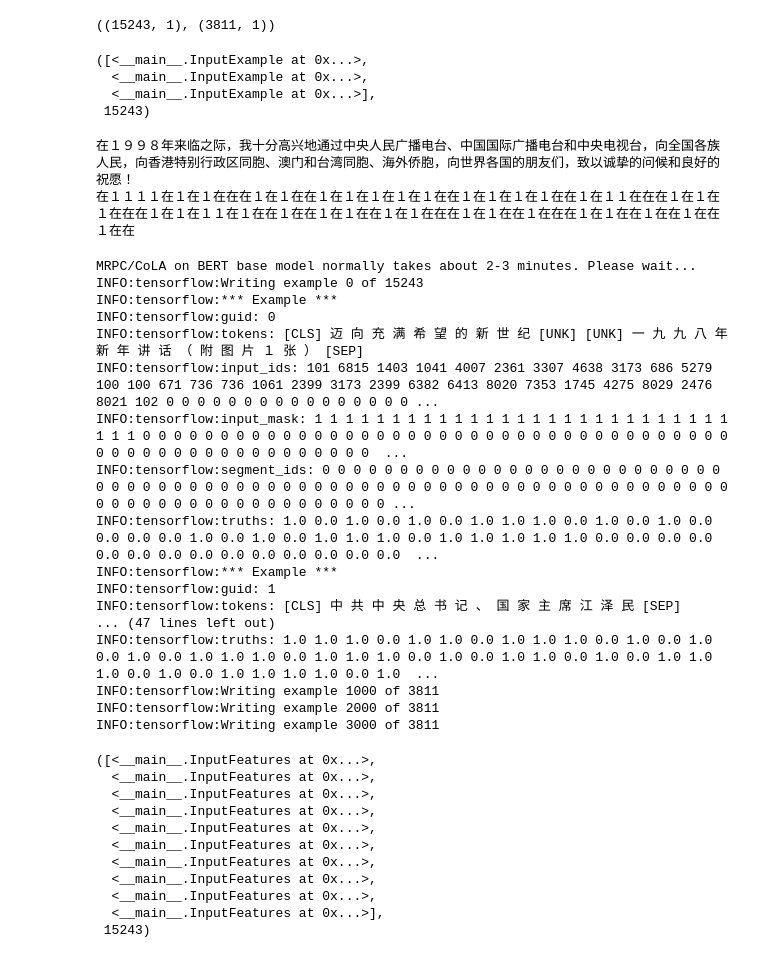
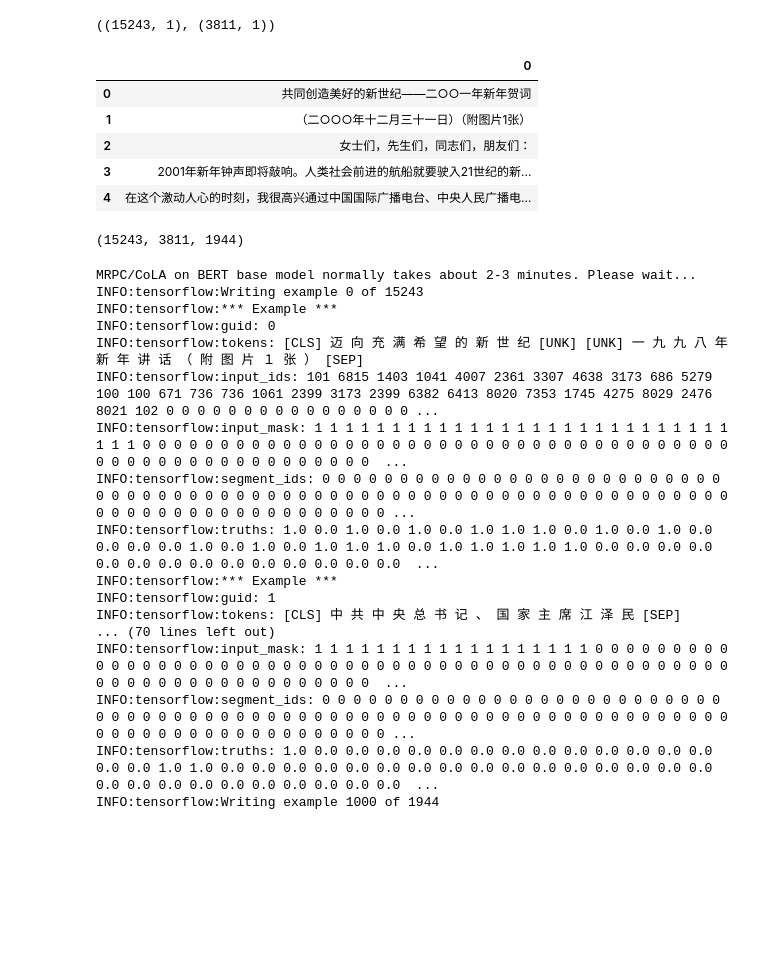
Before and after one commit to Hoiy/tf_playground, a Jupyter notebook: bert-chinese-tokenizer/prepare_dataset.ipynb, the cells around one changed output. Saved outputs shown, nothing was run; the diff lists cells and outputs as text; code cells hidden in the pictures; blank space fills up the shorter version.

Commit message:
Add Preprocessing

```diff
--- a/bert-chinese-tokenizer/prepare_dataset.ipynb
+++ b/bert-chinese-tokenizer/prepare_dataset.ipynb
@@ -58,6 +299,16 @@ train.shape, test.shape
 | 3 | １２月 ３１日 ， 中共中央 总书记 、 国家 主席 江 泽民 发... |
 | 4 | 同胞 们 、 朋友 们 、 女士 们 、 先生 们 ： |
 ((15243, 1), (3811, 1))
+# %%
+test = pd.read_csv('./icwb2-data/testing/pku_test.utf8', header=None)
+test.head()
+# %% [output]
+|  | 0 |
+| 0 | 共同创造美好的新世纪——二○○一年新年贺词 |
+| 1 | （二○○○年十二月三十一日）（附图片1张） |
+| 2 | 女士们，先生们，同志们，朋友们： |
+| 3 | 2001年新年钟声即将敲响。人类社会前进的航船就要驶入21世纪的新... |
+| 4 | 在这个激动人心的时刻，我很高兴通过中国国际广播电台、中央人民广播电... |
 # %%
 class InputExample(object):
   """A single training/test example for simple sequence classification."""
@@ -79,41 +330,21 @@ class InputExample(object):
     self.label = label
 
 
-def get_train_examples():
+def get_examples(df):
   examples = []
 
   def append_example(row):
     examples.append(InputExample(row.name, row[0]))
 
-  train.apply(append_example, axis=1)
+  df.apply(append_example, axis=1)
   return examples
 
-
-def get_test_examples():
-  examples = []
-  def append_example(row):
-    examples.append(InputExample(row.name, row[0]))
-
-  test.apply(append_example, axis=1)
-  return examples
-
-
-train_examples = get_train_examples()
-test_examples = get_test_examples()
-train_examples[:3], len(train_examples)
+train_examples = get_examples(train)
+val_examples = get_examples(val)
+test_examples = get_examples(test)
+len(train_examples), len(val_examples), len(test_examples)
 # %% [output]
-([<__main__.InputExample at 0x...>,
-  <__main__.InputExample at 0x...>,
-  <__main__.InputExample at 0x...>],
- 15243)
+(15243, 3811, 1944)
-# %%
-l = list(filter(None, train_examples[5].text_a.split(' ')))
-print(''.join(l))
-t = ['１' if i < len(token) - 1 else '在' for token in l for i in range(len(token))]
-print(''.join(t))
-# %% [output]
-在１９９８年来临之际，我十分高兴地通过中央人民广播电台、中国国际广播电台和中央电视台，向全国各族人民，向香港特别行政区同胞、澳门和台湾同胞、海外侨胞，向世界各国的朋友们，致以诚挚的问候和良好的祝愿！
-在１１１１在１在１在在在１在１在在１在１在１在１在１在在１在１在１在１在在１在１１在在在１在１在１在在在１在１在１１在１在在１在在１在１在在１在１在在在１在１在在１在在在１在１在在１在在１在在１在在
 # %%
 # # For char count frequency
 # keras_tokenizer = tf.keras.preprocessing.text.Tokenizer(char_level=True, oov_token='<oov>', split='')
@@ -168,13 +399,12 @@ def convert_single_example(ex_index, example, max_seq_length,
                            tokenizer):
   """Converts a single `InputExample` into a single `InputFeatures`."""
 
-  text = list(filter(None, example.text_a.split(' ')))
-  tokens_a_truth = [0. if i < len(token) - 1 else 1. for token in text for i in range(len(token))]
-  text_a = ''.join(text)
+  token_list = list(filter(None, example.text_a.split(' ')))
 
-  assert len(text_a) == len(tokens_a_truth)
+  tokens_a, tokens_a_truth = process_raw_text(*preprocess_tokens_list(token_list))
 
-  tokens_a = tokenizer.tokenize(text_a)
+  assert len(tokens_a) == len(tokens_a_truth)
+
   tokens_b = None
   if example.text_b:
     tokens_b = tokenizer.tokenize(example.text_b)
@@ -286,11 +516,11 @@ def convert_examples_to_features(examples, max_seq_length,
 
 print('MRPC/CoLA on BERT base model normally takes about 2-3 minutes. Please wait...')
 
-MAX_SEQ_LENGTH = 128 #@param {'type': 'number'}
+MAX_SEQ_LENGTH = 512 #@param {'type': 'number'}
 
 train_features = convert_examples_to_features(train_examples, MAX_SEQ_LENGTH, tokenizer)
+val_features = convert_examples_to_features(val_examples, MAX_SEQ_LENGTH, tokenizer)
 test_features = convert_examples_to_features(test_examples, MAX_SEQ_LENGTH, tokenizer)
-train_features[:10], len(train_features)
 # %% [output]
 MRPC/CoLA on BERT base model normally takes about 2-3 minutes. Please wait...
 INFO:tensorflow:Writing example 0 of 15243
@@ -304,22 +534,11 @@ INFO:tensorflow:truths: 1.0 0.0 1.0 0.0 1.0 0.0 1.0 1.0 1.0 0.0 1.0 0.0 1.0 0.0
 INFO:tensorflow:*** Example ***
 INFO:tensorflow:guid: 1
 INFO:tensorflow:tokens: [CLS] 中 共 中 央 总 书 记 、 国 家 主 席 江 泽 民 [SEP]
-... (47 lines left out)
-INFO:tensorflow:truths: 1.0 1.0 1.0 0.0 1.0 1.0 0.0 1.0 1.0 1.0 0.0 1.0 0.0 1.0 0.0 1.0 0.0 1.0 1.0 1.0 0.0 1.0 1.0 1.0 0.0 1.0 0.0 1.0 1.0 0.0 1.0 0.0 1.0 1.0 1.0 0.0 1.0 0.0 1.0 1.0 1.0 1.0 0.0 1.0  ...
-INFO:tensorflow:Writing example 1000 of 3811
-INFO:tensorflow:Writing example 2000 of 3811
-INFO:tensorflow:Writing example 3000 of 3811
+... (70 lines left out)
+INFO:tensorflow:input_mask: 1 1 1 1 1 1 1 1 1 1 1 1 1 1 1 1 1 1 0 0 0 0 0 0 0 0 0 0 0 0 0 0 0 0 0 0 0 0 0 0 0 0 0 0 0 0 0 0 0 0 0 0 0 0 0 0 0 0 0 0 0 0 0 0 0 0 0 0 0 0 0 0 0 0 0 0 0 0 0 0 0 0 0 0 0 0  ...
+INFO:tensorflow:segment_ids: 0 0 0 0 0 0 0 0 0 0 0 0 0 0 0 0 0 0 0 0 0 0 0 0 0 0 0 0 0 0 0 0 0 0 0 0 0 0 0 0 0 0 0 0 0 0 0 0 0 0 0 0 0 0 0 0 0 0 0 0 0 0 0 0 0 0 0 0 0 0 0 0 0 0 0 0 0 0 0 0 0 0 0 0 0 0 ...
+INFO:tensorflow:truths: 1.0 0.0 0.0 0.0 0.0 0.0 0.0 0.0 0.0 0.0 0.0 0.0 0.0 0.0 0.0 0.0 1.0 1.0 0.0 0.0 0.0 0.0 0.0 0.0 0.0 0.0 0.0 0.0 0.0 0.0 0.0 0.0 0.0 0.0 0.0 0.0 0.0 0.0 0.0 0.0 0.0 0.0 0.0 0.0  ...
+INFO:tensorflow:Writing example 1000 of 1944
-([<__main__.InputFeatures at 0x...>,
-  <__main__.InputFeatures at 0x...>,
-  <__main__.InputFeatures at 0x...>,
-  <__main__.InputFeatures at 0x...>,
-  <__main__.InputFeatures at 0x...>,
-  <__main__.InputFeatures at 0x...>,
-  <__main__.InputFeatures at 0x...>,
-  <__main__.InputFeatures at 0x...>,
-  <__main__.InputFeatures at 0x...>,
-  <__main__.InputFeatures at 0x...>],
- 15243)
 # %%
 !mkdir -p dataset
 
```
Also changed, not shown: parts of 8 cells of this notebook.
